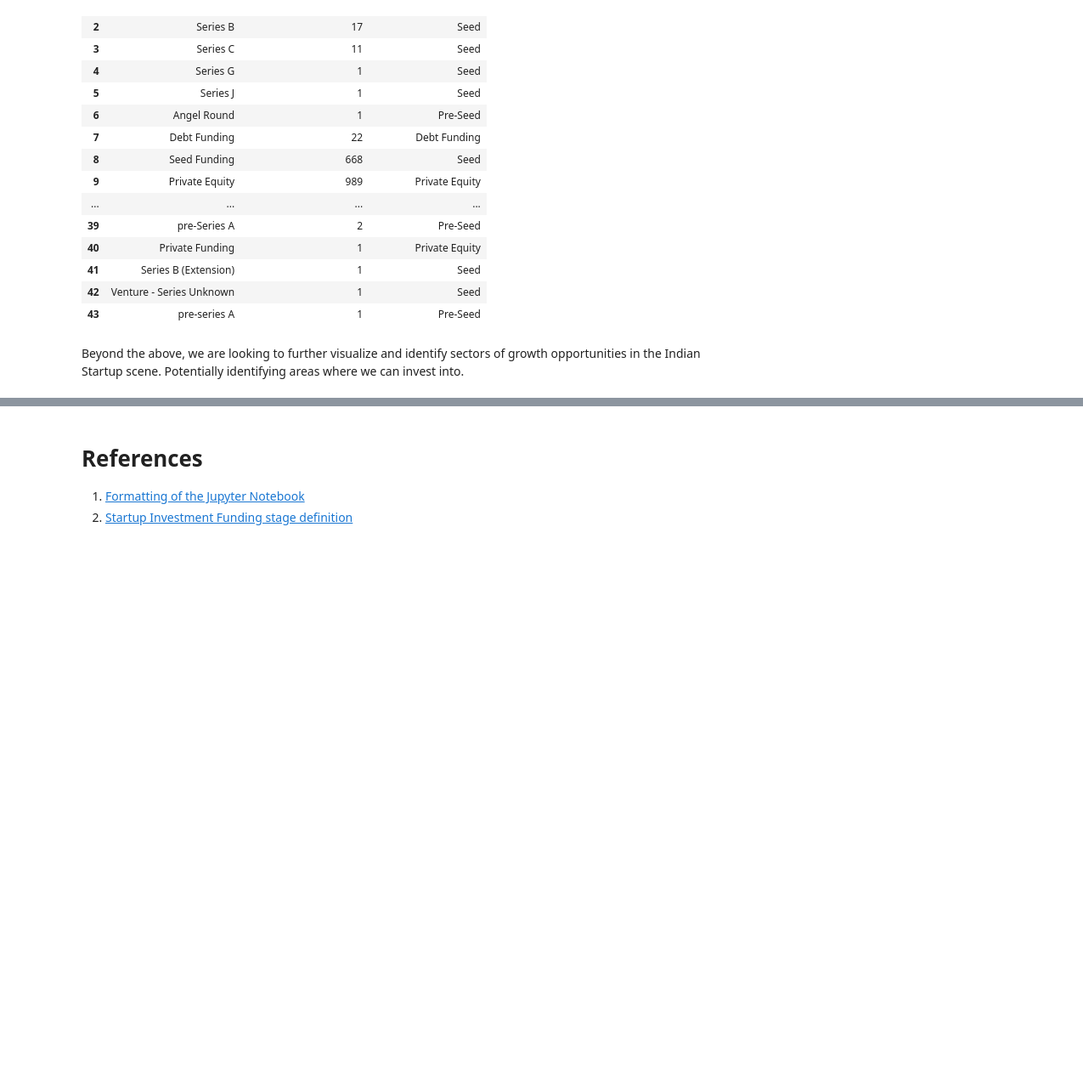
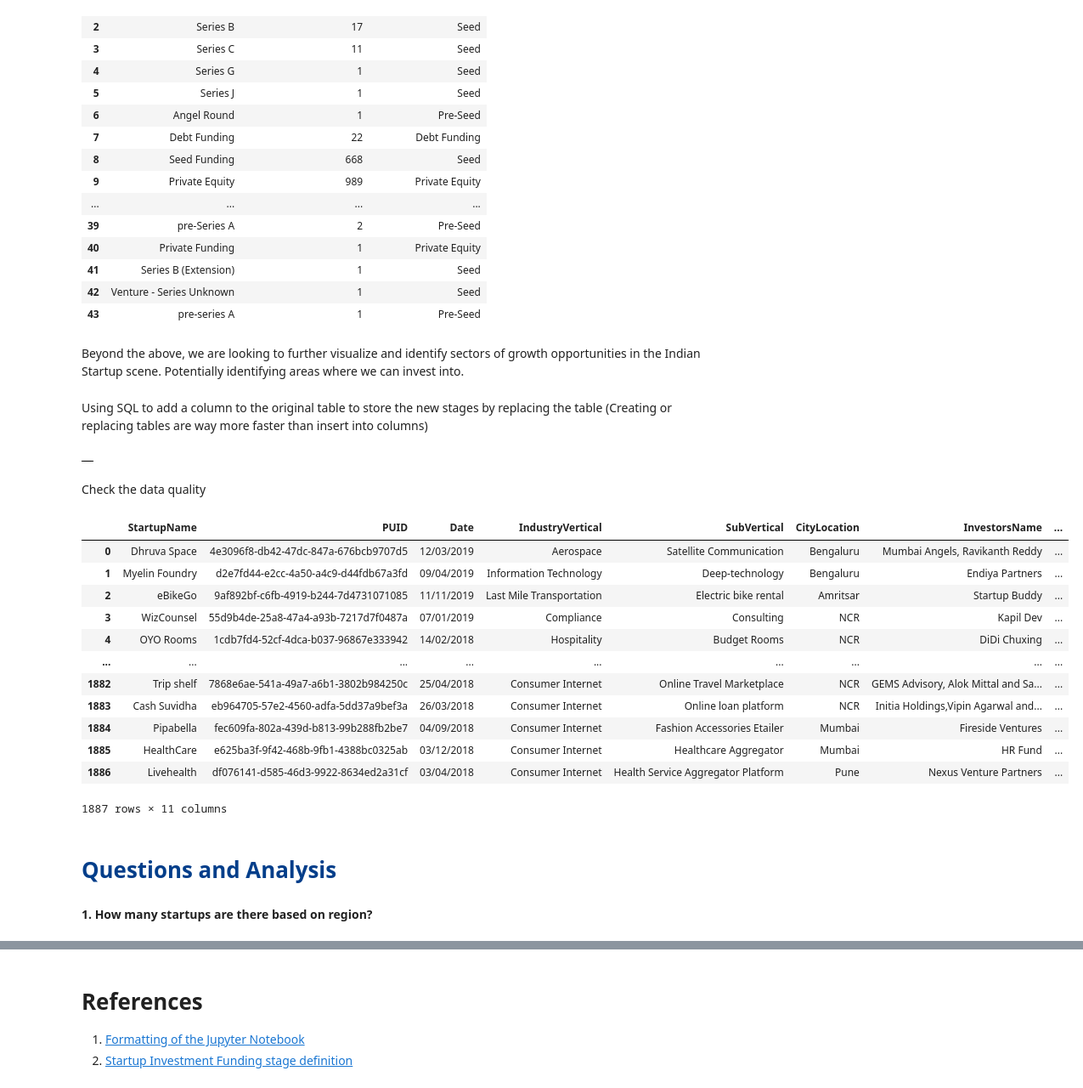
Before and after one commit to bhagirathbhard/IndianStartupFunding, a Jupyter notebook: Indian_Startup_Funding.ipynb, the cells around one changed output, grey strips where cells are left out. Shown: that part at 85% size. Cells and saved outputs as stored; diff of their text form; code cells hidden in the pictures; blank space fills up the shorter version.

```diff
--- a/Indian_Startup_Funding.ipynb
+++ b/Indian_Startup_Funding.ipynb
@@ -1242,3 +1039,51 @@ GROUP BY InvestmentType
 | 43 | pre-series A | 1 | Pre-Seed |
 # %% [markdown]
 Beyond the above, we are looking to further visualize and identify sectors of growth opportunities in the Indian Startup scene. Potentially identifying areas where we can invest into.
+# %% [markdown]
+Using SQL to add a column to the original table to store the new stages by replacing the table (Creating or replacing tables are way more faster than insert into columns)
+# %%
+%%bigquery --project=ba775-team-project-a01
+
+CREATE OR REPLACE TABLE `ba775-team-project-a01.indian_startups_cleaned.Funding_Calculation`
+
+AS
+
+SELECT Distinct(StartupName),GENERATE_UUID() as PUID,Date, IndustryVertical, SubVertical, CityLocation, InvestorsName, InvestmentType, AmountInUSD, Amount_USD,
+    CASE
+    WHEN InvestmentType IN ('Angel Round','Seed/Angel Funding','Seed/ Angel Funding','Seed / Angel Funding', 'Angel', 'Pre-Series A', 'pre-series A', 'Angel / Seed Funding', 'Seed / Angle Funding', 'Maiden Round', 'pre-Series A', 'Pre-series A') THEN 'Pre-Seed'
+    WHEN InvestmentType IN('Seed', 'Series A', 'Series B', 'Series C', 'Series G', 'Series J', 'Seed Funding', 'Series D', 'Series E', 'Series F', 'Seed Round', 'Funding Round', 'Venture Round', 'Single Venture', 'Series B (Extension)', 'Venture - Series Unknown') THEN 'Seed'
+    WHEN InvestmentType IN ('Private Equity', 'Equity', 'Corporate Round', 'Private Equity Round', 'Private', 'PrivateEquity', 'Equity Based Funding', 'Private Funding') THEN 'Private Equity'
+    WHEN InvestmentType IN ('Debt Funding', 'Term Loan', 'Structured Debt', 'Debt and Preference capital', 'Debt-Funding', 'Debt', 'Inhouse Funding', 'Mezzanine') THEN 'Debt Funding'
+    END as InvestmentStage
+
+  FROM
+
+  `ba775-team-project-a01.indian_startups_cleaned.Funding_Calculation`;
+# %% [output]
+|  |
+# %% [markdown]
+Check the data quality
+# %%
+%%bigquery --project=ba775-team-project-a01
+SELECT * FROM
+  `ba775-team-project-a01.indian_startups_cleaned.Funding_Calculation`;
+# %% [output]
+|  | StartupName | PUID | Date | IndustryVertical | SubVertical | CityLocation | InvestorsName | ... |
+| 0 | Dhruva Space | 4e3096f8-db42-47dc-847a-676bcb9707d5 | 12/03/2019 | Aerospace | Satellite Communication | Bengaluru | Mumbai Angels, Ravikanth Reddy | ... |
+| 1 | Myelin Foundry | d2e7fd44-e2cc-4a50-a4c9-d44fdb67a3fd | 09/04/2019 | Information Technology | Deep-technology | Bengaluru | Endiya Partners | ... |
+| 2 | eBikeGo | 9af892bf-c6fb-4919-b244-7d4731071085 | 11/11/2019 | Last Mile Transportation | Electric bike rental | Amritsar | Startup Buddy | ... |
+| 3 | WizCounsel | 55d9b4de-25a8-47a4-a93b-7217d7f0487a | 07/01/2019 | Compliance | Consulting | NCR | Kapil Dev | ... |
+| 4 | OYO Rooms | 1cdb7fd4-52cf-4dca-b037-96867e333942 | 14/02/2018 | Hospitality | Budget Rooms | NCR | DiDi Chuxing | ... |
+| ... | ... | ... | ... | ... | ... | ... | ... | ... |
+| 1882 | Trip shelf | 7868e6ae-541a-49a7-a6b1-3802b984250c | 25/04/2018 | Consumer Internet | Online Travel Marketplace | NCR | GEMS Advisory, Alok Mittal and Sa... | ... |
+| 1883 | Cash Suvidha | eb964705-57e2-4560-adfa-5dd37a9bef3a | 26/03/2018 | Consumer Internet | Online loan platform | NCR | Initia Holdings,Vipin Agarwal and... | ... |
+| 1884 | Pipabella | fec609fa-802a-439d-b813-99b288fb2be7 | 04/09/2018 | Consumer Internet | Fashion Accessories Etailer | Mumbai | Fireside Ventures | ... |
+| 1885 | HealthCare | e625ba3f-9f42-468b-9fb1-4388bc0325ab | 03/12/2018 | Consumer Internet | Healthcare Aggregator | Mumbai | HR Fund | ... |
+| 1886 | Livehealth | df076141-d585-46d3-9922-8634ed2a31cf | 03/04/2018 | Consumer Internet | Health Service Aggregator Platform | Pune | Nexus Venture Partners | ... |
+1887 rows × 11 columns
+# %% [markdown]
+# **<span id="Questions" style="color:#023e8a;">Questions and Analysis</span>**
+# %% [markdown]
+
+
+**1.   How many startups are there based on region?**
```
Also changed, not shown: parts of 160 cells of this notebook.
